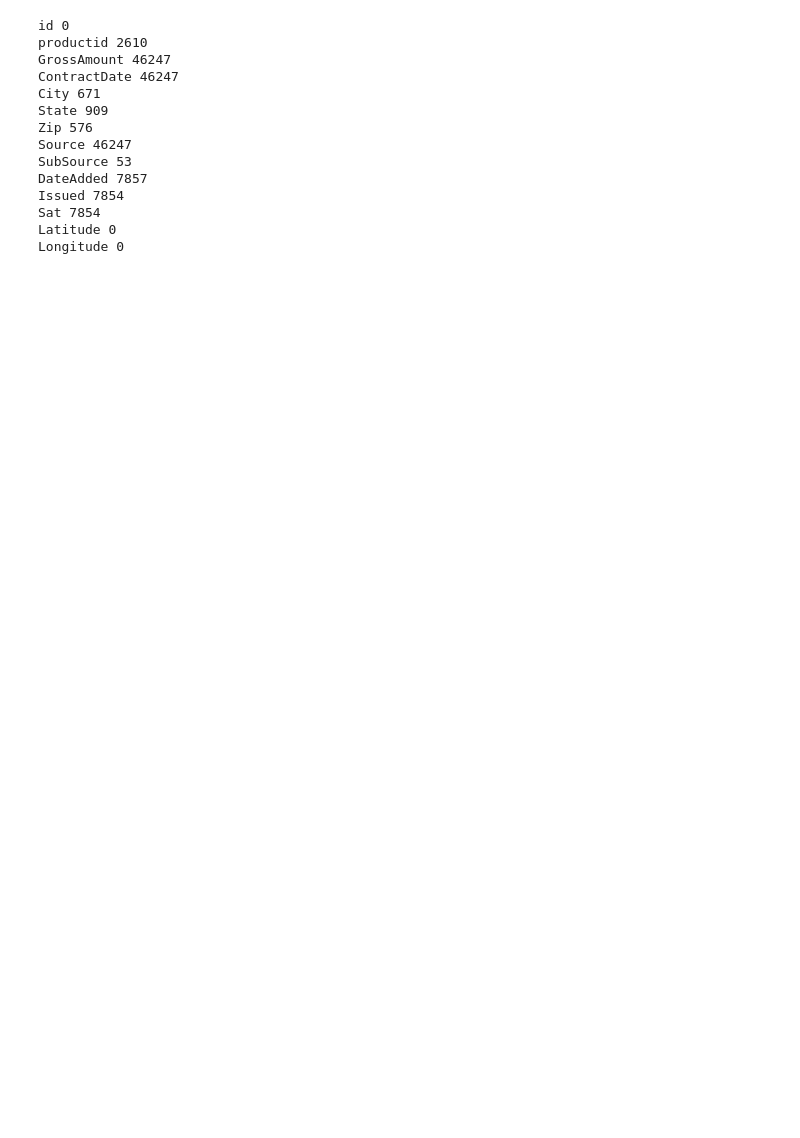
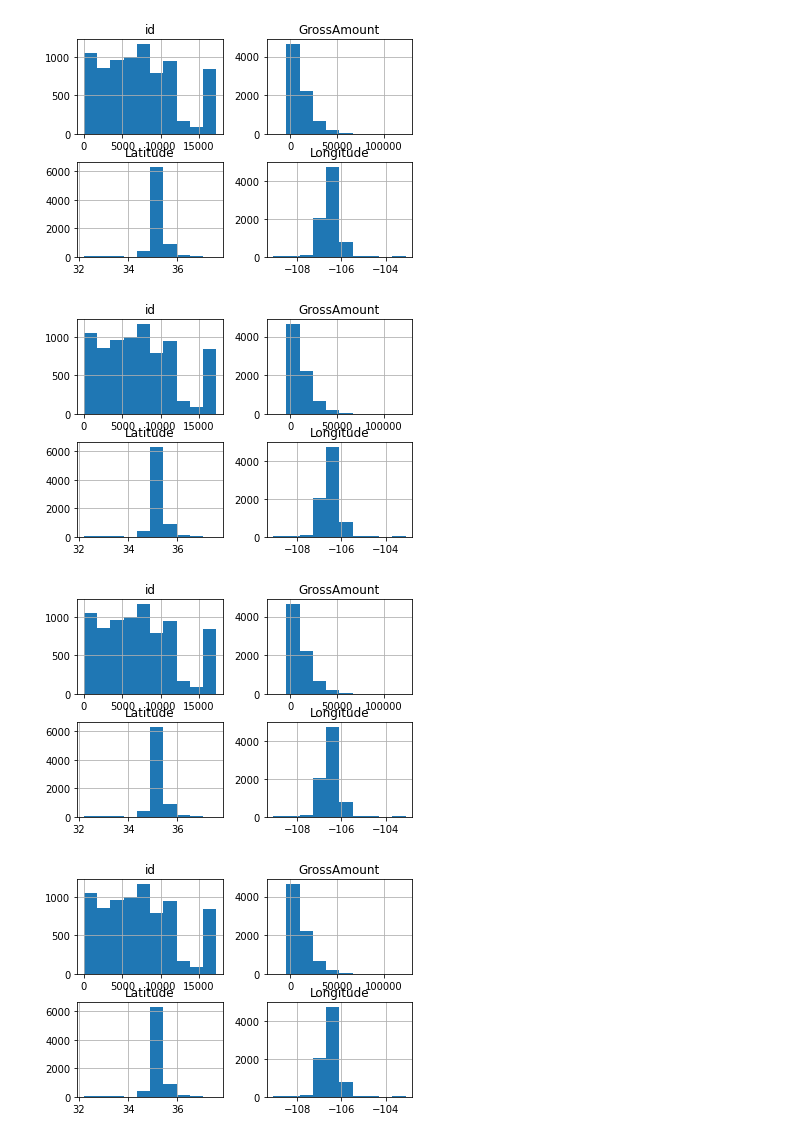
Before and after one commit to iThulin/Data-Visualization-Final, a Jupyter notebook: Data Visualization.ipynb, the cells around one changed output. Drawn from its saved outputs; the diff is of its cells as text; code cells hidden in the pictures; blank space fills up the shorter version.

```diff
--- a/Data Visualization.ipynb
+++ b/Data Visualization.ipynb
@@ -5,30 +6,20 @@ import numpy as np
 # %%
 data = pd.read_csv("Geolocated Data - Sales & Prospect - 5.11.2023.csv")
-raw = pd.read_csv("Raw data (pre-geocoding).csv")
-geo = pd.read_csv("Geocoded Addresses.csv")
 
-data.head()
-
+# Drop all features that are common between the prospect and sales dataframes
 df = data.drop(['FullAddress', 'StreetName', 'JobStatus', 'SalesRepName1', 'SalesRepName2', 'Accuracy.Score', 'Accuracy.Type'], axis = 1)
 
 df = df.astype({'productid':'string'})
 
+# Prospect is defined by not having a contract date
+prospect = df[df.ContractDate.isnull()]
+sales = df.dropna(subset = ['ContractDate'])
 
+sales = sales.astype({'productId':"str",
+                      'City':'str',
+                      'State':'str',
+                      'Source':'str',
+                      'Subsource':'str',
+                      'Zip':'int'})
 
-for c in df.columns:
-    print(c, df[c].isnull().sum())
+prospect = prospect.astype({'':''})
-# %% [output]
-id 0
-productid 2610
-GrossAmount 46247
-ContractDate 46247
-City 671
-State 909
-Zip 576
-Source 46247
-SubSource 53
-DateAdded 7857
-Issued 7854
-Sat 7854
-Latitude 0
-Longitude 0
@@ -34,0 +31,10 @@ Longitude 0
+# %%
+# Missing value handling
+
+for feature in sales:
+    sales.hist()
+# %% [output]
+[figure, added]
+[figure, added]
+[figure, added]
+[figure, added]
```
Also changed, not shown: parts of 6 cells of this notebook.
